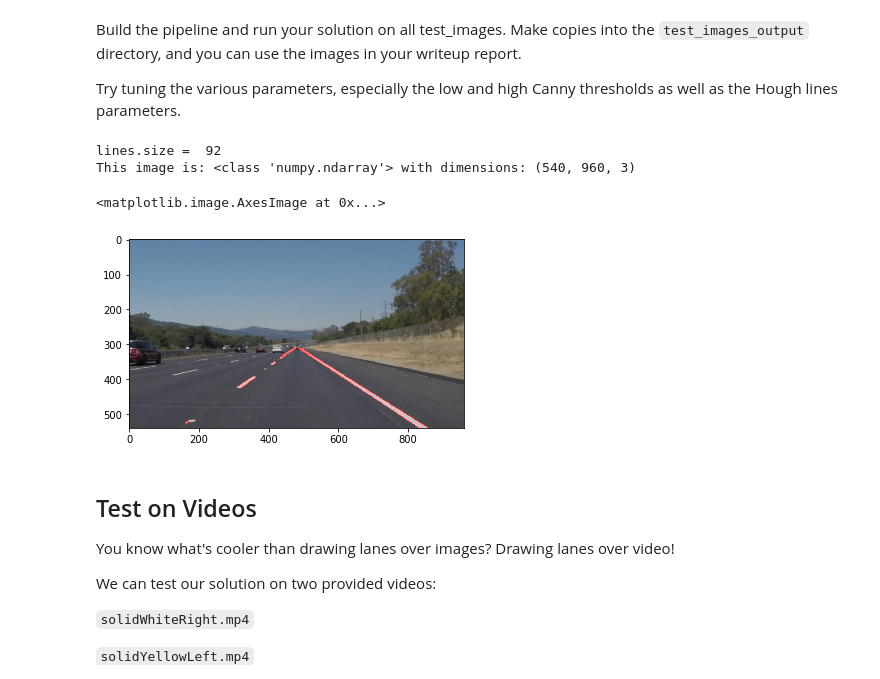
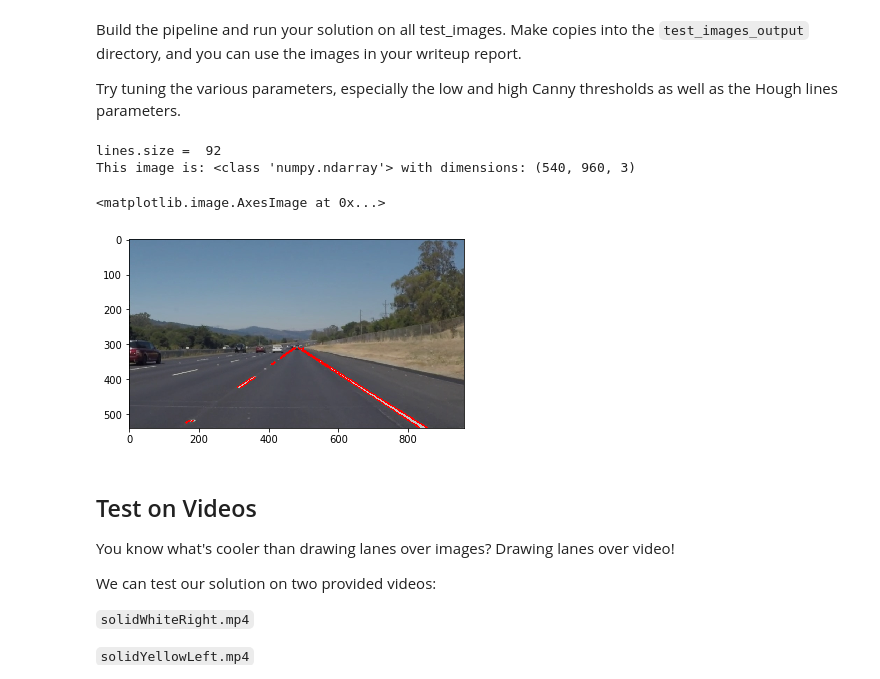
Before and after one commit to SamerSaber/CarND-LaneLines-P1-Solution, a Jupyter notebook: P1.ipynb, the cells around one changed output. Cells and saved outputs as stored; diff of their text form; code cells hidden in the pictures.

```diff
--- a/P1.ipynb
+++ b/P1.ipynb
@@ -227,40 +227,35 @@ cv2.fillPoly(mask, vertices, ignore_mask_color)
 # Make a blank the same size as our image to draw on
 rho = 1 # distance resolution in pixels of the Hough grid
 theta = (np.pi/180)  # angular resolution in radians of the Hough grid
 threshold = 20     # minimum number of votes (intersections in Hough grid cell)
 min_line_length = 7 #minimum number of pixels making up a line
 max_line_gap = 7    # maximum gap in pixels between connectable line segments
 line_image = np.copy(image)*0 # creating a blank to draw lines on
 
 # Run Hough on edge detected image
 # Output "lines" is an array containing endpoints of detected line segments
 lines = cv2.HoughLinesP(ROI, rho, theta, threshold, np.array([]),
                             min_line_length, max_line_gap)
 print("lines.size = " , lines.size)
 # Iterate over the output "lines" and draw lines on a blank image
 for line in lines:
     for x1,y1,x2,y2 in line:
         cv2.line(line_image,(x1,y1),(x2,y2),(255,0,0),2)
 
-#cv2.line(line_image,(vertices(0)(0),vertices(0)(1),(vertices(1)(0),vertices(1)(0),(0,255,0),2)
-#cv2.line(line_image,(x1,y1),(x2,y2),(255,0,0),2)
-#cv2.line(line_image,(x1,y1),(x2,y2),(255,0,0),2)
-#cv2.line(line_image,(x1,y1),(x2,y2),(255,0,0),2)
-
-
 # Draw the lines on the edge image
 lines_edges = cv2.addWeighted(image, 0.8, line_image, 1, 0)
 
+draw_lines(lines_edges, lines, thickness=2)
 
 #printing out some stats and plotting
 print('This image is:', type(lines_edges), 'with dimensions:', image.shape)
 cv2.imwrite("out.png",lines_edges)
 plt.imshow(lines_edges)
 # %% [output]
 lines.size =  92
 This image is: <class 'numpy.ndarray'> with dimensions: (540, 960, 3)
 <matplotlib.image.AxesImage at 0x...>
-[figure, old version]
+[figure, new version]
 # %% [markdown]
 ## Test on Videos
 
```
Also changed, not shown: parts of 5 cells of this notebook.
